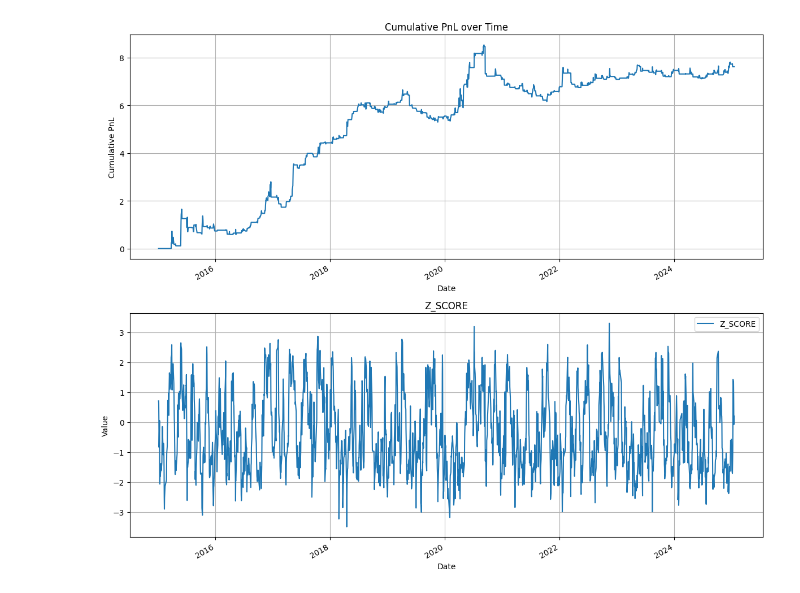
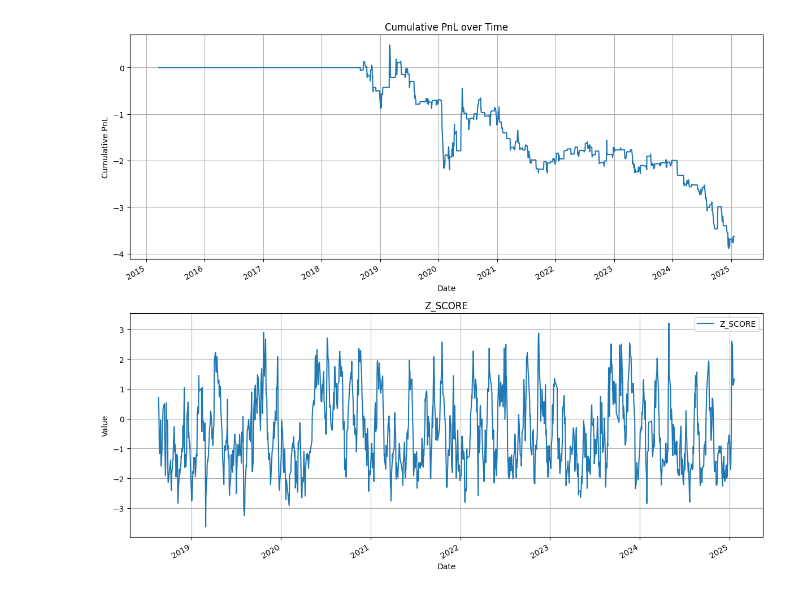
Before and after one commit to yanzhizhang/FICC_QIS, a Jupyter notebook: future_arb/T_TF.ipynb, the cells around one changed output. Cells and saved outputs as stored; diff of their text form; code cells hidden in the pictures.

```diff
--- a/future_arb/T_TF.ipynb
+++ b/future_arb/T_TF.ipynb
@@ -201,0 +238,13 @@ macro_china_ppi_df["Date"] = pd.to_datetime(macro_china_ppi_df["Date"])
+# %%
+"""
+人民币牌价数据
+名称	类型	描述
+日期	object	-
+中行汇买价	float64	注意单位: 元
+中行钞买价	float64	注意单位: 元
+中行钞卖价/汇卖价	float64	注意单位: 元
+央行中间价	float64	注意单位: 元
+"""
+currency_boc_sina_df = ak.currency_boc_sina(symbol="美元", start_date=str(start_date), end_date=str(end_date))
+currency_boc_sina_df.columns = ["Date", "Bank Buying Rate", "Banknote Buying Rate", "Banknote Selling Rate", "Central Parity Rate"]
+currency_boc_sina_df["Date"] = pd.to_datetime(currency_boc_sina_df["Date"])
@@ -307,13 +424,13 @@ plt.show()
 # %%
-# Combine the TF_df and macro_data
+# Combine the TS_df and macro_data
 # Resample macro_data to daily frequency and forward fill the values
 macro_data_daily = macro_data.set_index("Date").resample("D").ffill().reset_index()
 
-# Merge TF_df with macro_data_daily
-TF_df_combined = TF_df.reset_index().merge(macro_data_daily, left_on="date", right_on="Date", how="left").set_index(["underlying_symbol", "date"])
+# Merge TS_df with macro_data_daily
+TS_df_combined = TS_df.reset_index().merge(macro_data_daily, left_on="date", right_on="Date", how="left").set_index(["underlying_symbol", "date"])
 
 # Display the combined DataFrame
-TF_df_combined.columns
+TS_df_combined.columns
 
 # 策略调整
 entry_threshold = 1.5
@@ -321,16 +438,16 @@ exit_threshold = 1
 look_back_window = 20
 
 T_prices = (T_df["open"] + T_df["close"]) / 2
-TF_prices = (TF_df["open"] + TF_df["close"]) / 2
+TS_prices = (TS_df["open"] + TS_df["close"]) / 2
 
 # 基点价值计算（久期近似值）
 T_BPV = 7.5 / 100 * 1_000_000
-TF_BPV = 4.5 / 100 * 1_000_000
-BPV_ratio = T_BPV / TF_BPV
+TS_BPV = 4.5 / 100 * 1_000_000
+BPV_ratio = T_BPV / TS_BPV
 
 spread_df = pd.DataFrame(
     {
-        "TF_prices": TF_prices.droplevel(level=0),
+        "TS_prices": TS_prices.droplevel(level=0),
         "T_prices": T_prices.droplevel(level=0),
         "BPV_ratio": BPV_ratio,
         "entry_threshold": entry_threshold,
@@ -340,68 +457,68 @@ spread_df = pd.DataFrame(
 )
 
 # 计算价差
-spread_df["T-2TF"] = TF_prices.droplevel(level=0) - 2 * TF_prices.droplevel(level=0) / BPV_ratio
+spread_df["T-2TS"] = TS_prices.droplevel(level=0) - 2 * TS_prices.droplevel(level=0) / BPV_ratio
 
 # 计算移动均值和标准差
-spread_df["MEAN"] = spread_df["T-2TF"].rolling(window=look_back_window, min_periods=1).mean()
-spread_df["SD"] = spread_df["T-2TF"].rolling(window=look_back_window, min_periods=1).std()
-spread_df["Z_SCORE"] = (spread_df["T-2TF"] - spread_df["MEAN"]) / spread_df["SD"]
+spread_df["MEAN"] = spread_df["T-2TS"].rolling(window=look_back_window, min_periods=1).mean()
+spread_df["SD"] = spread_df["T-2TS"].rolling(window=look_back_window, min_periods=1).std()
+spread_df["Z_SCORE"] = (spread_df["T-2TS"] - spread_df["MEAN"]) / spread_df["SD"]
 
 # 初始化持仓状态
 spread_df["POSITION_T"] = 0
-spread_df["POSITION_TF"] = 0
+spread_df["POSITION_TS"] = 0
 # 记录每日持仓和盈亏
 spread_df["PNL"] = 0
 spread_df["CUM_PNL"] = 0
 
 for i in range(len(spread_df)):
     if spread_df.iloc[i]["Z_SCORE"] < -entry_threshold:
-        # 价差过大，卖出T，买入两手TF
+        # 价差过大，卖出T，买入两手TS
         spread_df.at[spread_df.index[i], "POSITION_T"] += -1
-        spread_df.at[spread_df.index[i], "POSITION_TF"] += 2
+        spread_df.at[spread_df.index[i], "POSITION_TS"] += 2
     elif spread_df.iloc[i]["Z_SCORE"] > entry_threshold:
-        # 价差过小，买入T，卖出两手TF
+        # 价差过小，买入T，卖出两手TS
         spread_df.at[spread_df.index[i], "POSITION_T"] += 1
-        spread_df.at[spread_df.index[i], "POSITION_TF"] += -2
+        spread_df.at[spread_df.index[i], "POSITION_TS"] += -2
     elif abs(spread_df.iloc[i]["Z_SCORE"]) <= exit_threshold:
         # 价差回归，平仓
         spread_df.at[spread_df.index[i], "POSITION_T"] = 0
-        spread_df.at[spread_df.index[i], "POSITION_TF"] = 0
+        spread_df.at[spread_df.index[i], "POSITION_TS"] = 0
 
     # 计算当日盈亏
     if i > 0:
         position_T = spread_df.iloc[i - 1]["POSITION_T"]
-        position_TF = spread_df.iloc[i - 1]["POSITION_TF"]
-        daily_pnl = position_T * (spread_df.iloc[i]["T_prices"] - spread_df.iloc[i - 1]["T_prices"]) + position_TF * (
-            spread_df.iloc[i]["TF_prices"] - spread_df.iloc[i - 1]["TF_prices"]
+        position_TS = spread_df.iloc[i - 1]["POSITION_TS"]
+        daily_pnl = position_T * (spread_df.iloc[i]["T_prices"] - spread_df.iloc[i - 1]["T_prices"]) + position_TS * (
+            spread_df.iloc[i]["TS_prices"] - spread_df.iloc[i - 1]["TS_prices"]
         )
         spread_df.at[spread_df.index[i], "PNL"] = daily_pnl
         spread_df.at[spread_df.index[i], "CUM_PNL"] = spread_df.iloc[: i + 1]["PNL"].sum()
 
 fig, (ax1, ax2) = plt.subplots(2, 1, figsize=(12, 10))
 
 # Plot Cumulative PnL
 spread_df["CUM_PNL"].plot(ax=ax1)
 ax1.set_xlabel("Date")
 ax1.set_ylabel("Cumulative PnL")
 ax1.set_title("Cumulative PnL over Time")
 ax1.grid(True)
 
 # Plot Z_SCORE
 spread_df["Z_SCORE"].plot(ax=ax2, label="Z_SCORE")
 ax2.set_xlabel("Date")
 ax2.set_ylabel("Value")
 ax2.set_title("Z_SCORE")
 ax2.legend()
 ax2.grid(True)
 
 plt.tight_layout()
 # Create directory if it doesn't exist
 os.makedirs(os.path.join(".", "plot"), exist_ok=True)
-plt.savefig(os.path.join(".", "plot", "T_2TF.png"))
+plt.savefig(os.path.join(".", "plot", "T_2TS.png"))
 plt.show()
 # %% [output]
-[figure, old version]
+[figure, new version]
 # %%
 # 策略调整
 entry_threshold = 1.5
```
Also changed, not shown: parts of 14 cells of this notebook, 2 other files.
